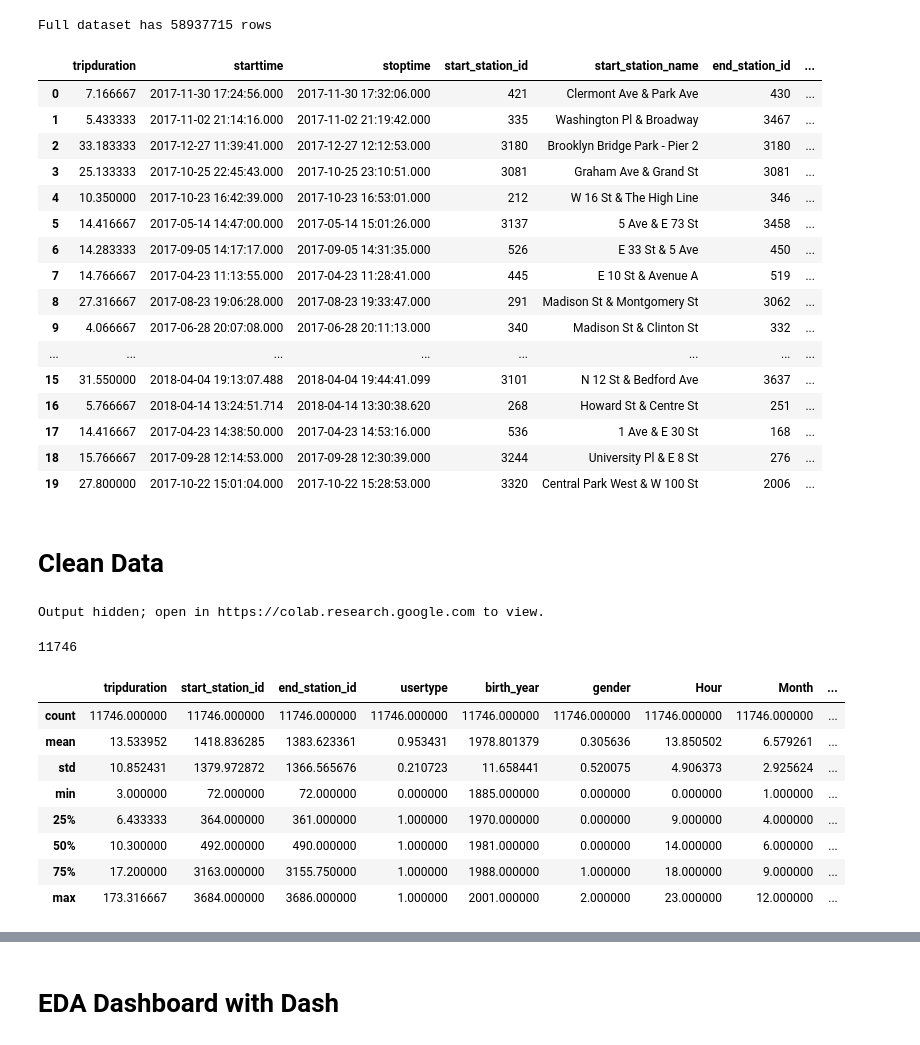
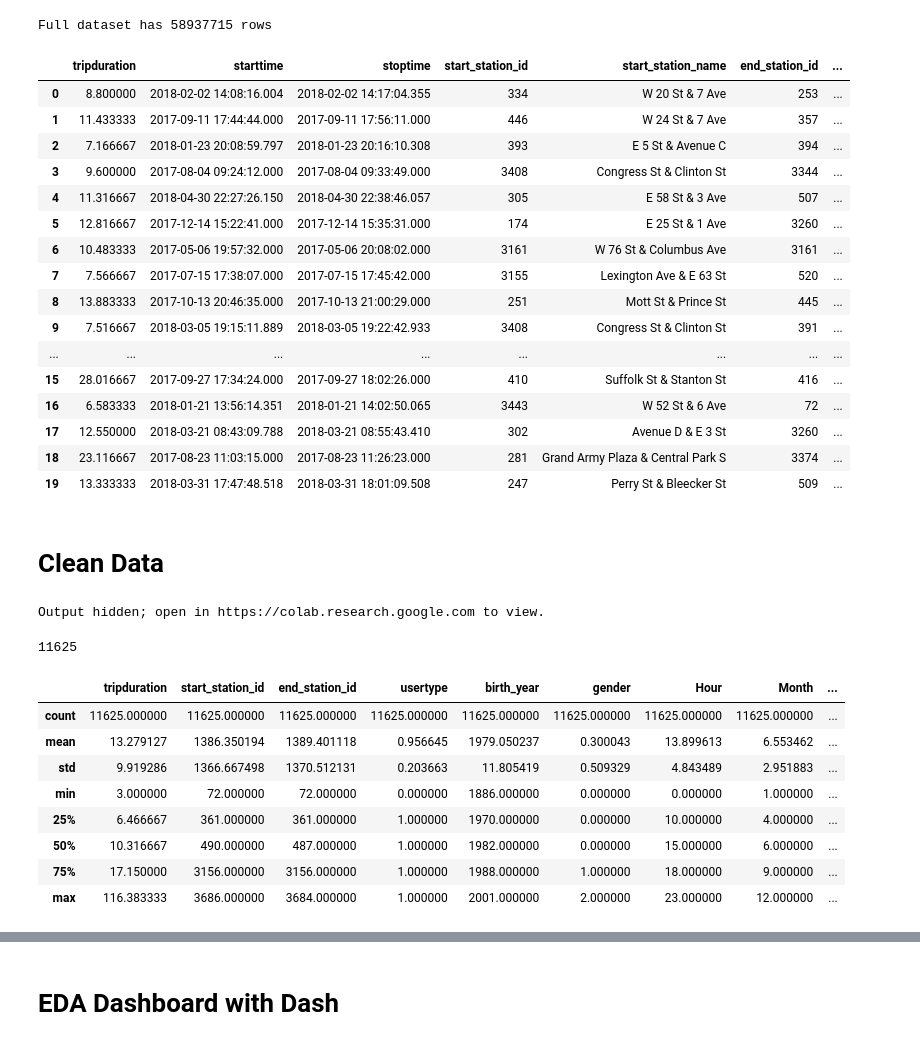
Before and after one commit to taylorec/RegrBQ_Streamlit, a Jupyter notebook: Regression_BigQuery.ipynb, the cells around one changed output, grey strips where cells are left out. Saved outputs shown, nothing was run; the diff lists cells and outputs as text; code cells hidden in the pictures.

```diff
--- a/Regression_BigQuery.ipynb
+++ b/Regression_BigQuery.ipynb
@@ -46,7 +41,7 @@ row_count = client.query('''
     COUNT(*) as total
   FROM `bigquery-public-data.new_york_citibike.citibike_trips`''').to_dataframe().total[0]
 
-training_table = client.query('''
+bike_trips = client.query('''
   SELECT
     tripduration/60 tripduration,
                         starttime,
@@ -63,13 +58,13 @@ training_table = client.query('''
   WHERE
     (
        (EXTRACT (YEAR FROM starttime)=2017 AND
-         (EXTRACT (MONTH FROM starttime)>=04 OR
-           EXTRACT (MONTH FROM starttime)<=12))
-        OR (EXTRACT (YEAR FROM starttime)=2018 AND
-          (EXTRACT (MONTH FROM starttime)>=01 OR
-            EXTRACT (MONTH FROM starttime)<=03))
+         (EXTRACT (MONTH FROM starttime)>=04 AND
+           EXTRACT (MONTH FROM starttime)<=12)) OR
+       (EXTRACT (YEAR FROM starttime)=2018 AND
+         (EXTRACT (MONTH FROM starttime)>=01 OR
+           EXTRACT (MONTH FROM starttime)<=03))
     )
-    AND (tripduration>=3*60 AND tripduration<=3*60*60) # time ranges between 3 minutes and 3 hours
+    AND (tripduration>=3*60 AND tripduration<=2*60*60) # time ranges between 3 minutes and 2 hours
     AND birth_year is not NULL
     AND birth_year < 2007
     AND RAND() < %d/%d
@@ -79,25 +74,25 @@ print('Full dataset has %d rows' % row_count)
 # %% [output]
 Full dataset has 58937715 rows
 # %%
-training_table.head(20)
+bike_trips.head(20)
 # %% [output]
 |  | tripduration | starttime | stoptime | start_station_id | start_station_name | end_station_id | ... |
-| 0 | 7.166667 | 2017-11-30 17:24:56.000 | 2017-11-30 17:32:06.000 | 421 | Clermont Ave & Park Ave | 430 | ... |
-| 1 | 5.433333 | 2017-11-02 21:14:16.000 | 2017-11-02 21:19:42.000 | 335 | Washington Pl & Broadway | 3467 | ... |
-| 2 | 33.183333 | 2017-12-27 11:39:41.000 | 2017-12-27 12:12:53.000 | 3180 | Brooklyn Bridge Park - Pier 2 | 3180 | ... |
-| 3 | 25.133333 | 2017-10-25 22:45:43.000 | 2017-10-25 23:10:51.000 | 3081 | Graham Ave & Grand St | 3081 | ... |
-| 4 | 10.350000 | 2017-10-23 16:42:39.000 | 2017-10-23 16:53:01.000 | 212 | W 16 St & The High Line | 346 | ... |
-| 5 | 14.416667 | 2017-05-14 14:47:00.000 | 2017-05-14 15:01:26.000 | 3137 | 5 Ave & E 73 St | 3458 | ... |
-| 6 | 14.283333 | 2017-09-05 14:17:17.000 | 2017-09-05 14:31:35.000 | 526 | E 33 St & 5 Ave | 450 | ... |
-| 7 | 14.766667 | 2017-04-23 11:13:55.000 | 2017-04-23 11:28:41.000 | 445 | E 10 St & Avenue A | 519 | ... |
-| 8 | 27.316667 | 2017-08-23 19:06:28.000 | 2017-08-23 19:33:47.000 | 291 | Madison St & Montgomery St | 3062 | ... |
-| 9 | 4.066667 | 2017-06-28 20:07:08.000 | 2017-06-28 20:11:13.000 | 340 | Madison St & Clinton St | 332 | ... |
+| 0 | 8.800000 | 2018-02-02 14:08:16.004 | 2018-02-02 14:17:04.355 | 334 | W 20 St & 7 Ave | 253 | ... |
+| 1 | 11.433333 | 2017-09-11 17:44:44.000 | 2017-09-11 17:56:11.000 | 446 | W 24 St & 7 Ave | 357 | ... |
+| 2 | 7.166667 | 2018-01-23 20:08:59.797 | 2018-01-23 20:16:10.308 | 393 | E 5 St & Avenue C | 394 | ... |
+| 3 | 9.600000 | 2017-08-04 09:24:12.000 | 2017-08-04 09:33:49.000 | 3408 | Congress St & Clinton St | 3344 | ... |
+| 4 | 11.316667 | 2018-04-30 22:27:26.150 | 2018-04-30 22:38:46.057 | 305 | E 58 St & 3 Ave | 507 | ... |
+| 5 | 12.816667 | 2017-12-14 15:22:41.000 | 2017-12-14 15:35:31.000 | 174 | E 25 St & 1 Ave | 3260 | ... |
+| 6 | 10.483333 | 2017-05-06 19:57:32.000 | 2017-05-06 20:08:02.000 | 3161 | W 76 St & Columbus Ave | 3161 | ... |
+| 7 | 7.566667 | 2017-07-15 17:38:07.000 | 2017-07-15 17:45:42.000 | 3155 | Lexington Ave & E 63 St | 520 | ... |
+| 8 | 13.883333 | 2017-10-13 20:46:35.000 | 2017-10-13 21:00:29.000 | 251 | Mott St & Prince St | 445 | ... |
+| 9 | 7.516667 | 2018-03-05 19:15:11.889 | 2018-03-05 19:22:42.933 | 3408 | Congress St & Clinton St | 391 | ... |
 | ... | ... | ... | ... | ... | ... | ... | ... |
-| 15 | 31.550000 | 2018-04-04 19:13:07.488 | 2018-04-04 19:44:41.099 | 3101 | N 12 St & Bedford Ave | 3637 | ... |
-| 16 | 5.766667 | 2018-04-14 13:24:51.714 | 2018-04-14 13:30:38.620 | 268 | Howard St & Centre St | 251 | ... |
-| 17 | 14.416667 | 2017-04-23 14:38:50.000 | 2017-04-23 14:53:16.000 | 536 | 1 Ave & E 30 St | 168 | ... |
-| 18 | 15.766667 | 2017-09-28 12:14:53.000 | 2017-09-28 12:30:39.000 | 3244 | University Pl & E 8 St | 276 | ... |
-| 19 | 27.800000 | 2017-10-22 15:01:04.000 | 2017-10-22 15:28:53.000 | 3320 | Central Park West & W 100 St | 2006 | ... |
+| 15 | 28.016667 | 2017-09-27 17:34:24.000 | 2017-09-27 18:02:26.000 | 410 | Suffolk St & Stanton St | 416 | ... |
+| 16 | 6.583333 | 2018-01-21 13:56:14.351 | 2018-01-21 14:02:50.065 | 3443 | W 52 St & 6 Ave | 72 | ... |
+| 17 | 12.550000 | 2018-03-21 08:43:09.788 | 2018-03-21 08:55:43.410 | 302 | Avenue D & E 3 St | 3260 | ... |
+| 18 | 23.116667 | 2017-08-23 11:03:15.000 | 2017-08-23 11:26:23.000 | 281 | Grand Army Plaza & Central Park S | 3374 | ... |
+| 19 | 13.333333 | 2018-03-31 17:47:48.518 | 2018-03-31 18:01:09.508 | 247 | Perry St & Bleecker St | 509 | ... |
 # %% [markdown]
 # Clean Data
 # %%
@@ -125,5 +120,5 @@ training_table = training_table.drop(['start_station_name', 'end_station_name'],
-# %%
-training_table
-# %% [output]
-Output hidden; open in https://colab.research.google.com to view.
+# %%
+bike_trips
+# %% [output]
+Output hidden; open in https://colab.research.google.com to view.
 # %%
@@ -131,16 +126,16 @@ training_table.dropna(inplace=True)
 # %%
-len(training_table)
+len(bike_trips)
 # %% [output]
-11746
+11625
 # %%
-training_table.describe()
+bike_trips.describe()
 # %% [output]
 |  | tripduration | start_station_id | end_station_id | usertype | birth_year | gender | Hour | Month | ... |
-| count | 11746.000000 | 11746.000000 | 11746.000000 | 11746.000000 | 11746.000000 | 11746.000000 | 11746.000000 | 11746.000000 | ... |
-| mean | 13.533952 | 1418.836285 | 1383.623361 | 0.953431 | 1978.801379 | 0.305636 | 13.850502 | 6.579261 | ... |
-| std | 10.852431 | 1379.972872 | 1366.565676 | 0.210723 | 11.658441 | 0.520075 | 4.906373 | 2.925624 | ... |
-| min | 3.000000 | 72.000000 | 72.000000 | 0.000000 | 1885.000000 | 0.000000 | 0.000000 | 1.000000 | ... |
-| 25% | 6.433333 | 364.000000 | 361.000000 | 1.000000 | 1970.000000 | 0.000000 | 9.000000 | 4.000000 | ... |
-| 50% | 10.300000 | 492.000000 | 490.000000 | 1.000000 | 1981.000000 | 0.000000 | 14.000000 | 6.000000 | ... |
-| 75% | 17.200000 | 3163.000000 | 3155.750000 | 1.000000 | 1988.000000 | 1.000000 | 18.000000 | 9.000000 | ... |
-| max | 173.316667 | 3684.000000 | 3686.000000 | 1.000000 | 2001.000000 | 2.000000 | 23.000000 | 12.000000 | ... |
+| count | 11625.000000 | 11625.000000 | 11625.000000 | 11625.000000 | 11625.000000 | 11625.000000 | 11625.000000 | 11625.000000 | ... |
+| mean | 13.279127 | 1386.350194 | 1389.401118 | 0.956645 | 1979.050237 | 0.300043 | 13.899613 | 6.553462 | ... |
+| std | 9.919286 | 1366.667498 | 1370.512131 | 0.203663 | 11.805419 | 0.509329 | 4.843489 | 2.951883 | ... |
+| min | 3.000000 | 72.000000 | 72.000000 | 0.000000 | 1886.000000 | 0.000000 | 0.000000 | 1.000000 | ... |
+| 25% | 6.466667 | 361.000000 | 361.000000 | 1.000000 | 1970.000000 | 0.000000 | 10.000000 | 4.000000 | ... |
+| 50% | 10.316667 | 490.000000 | 487.000000 | 1.000000 | 1982.000000 | 0.000000 | 15.000000 | 6.000000 | ... |
+| 75% | 17.150000 | 3156.000000 | 3156.000000 | 1.000000 | 1988.000000 | 1.000000 | 18.000000 | 9.000000 | ... |
+| max | 116.383333 | 3686.000000 | 3684.000000 | 1.000000 | 2001.000000 | 2.000000 | 23.000000 | 12.000000 | ... |
```
Also changed, not shown: parts of 26 cells of this notebook, 2 other files.
